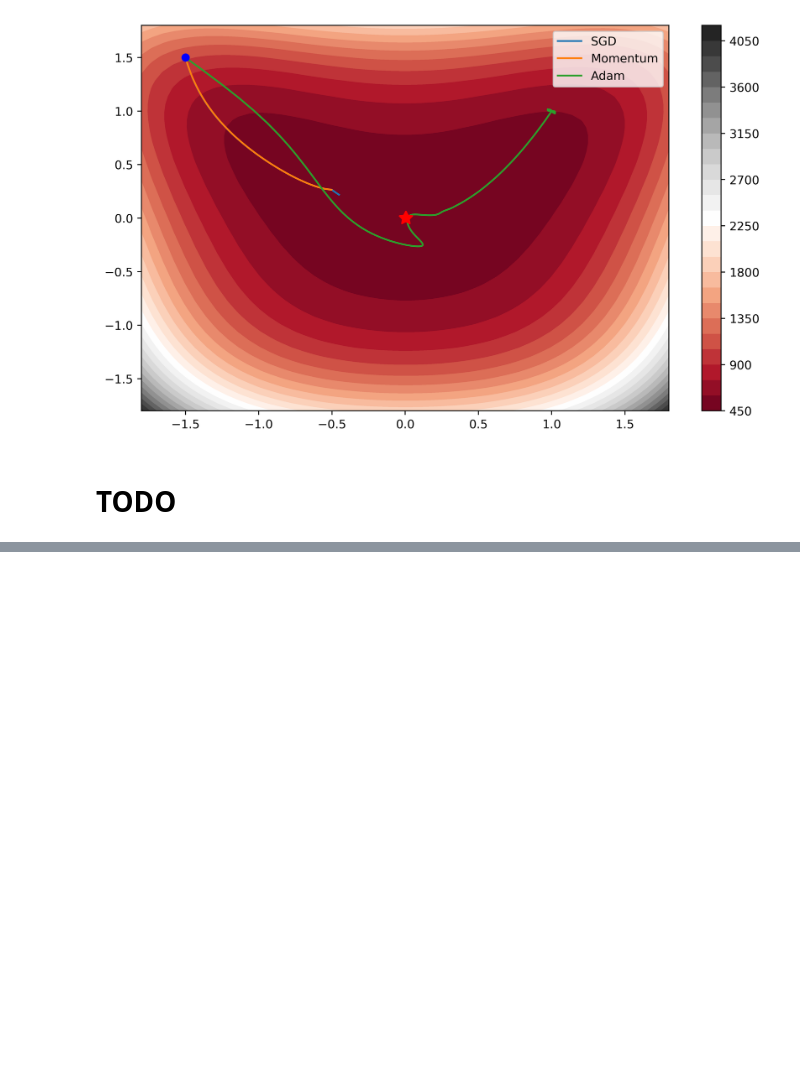
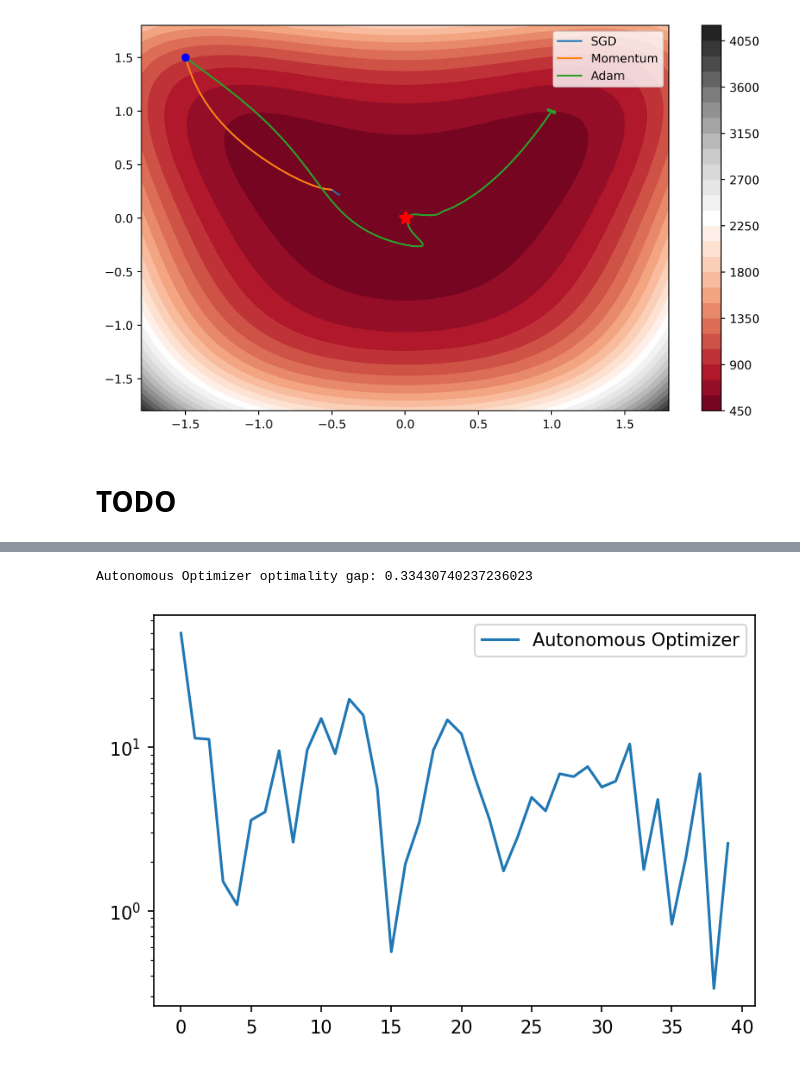
Before and after one commit to stewy33/Learning-to-Optimize, a Jupyter notebook: experiments.ipynb, the cells around one changed output, grey strips where cells are left out. Drawn from its saved outputs; the diff is of its cells as text; code cells hidden in the pictures; blank space fills up the shorter version.

Commit message:
working optimizer

```diff
--- a/experiments.ipynb
+++ b/experiments.ipynb
@@ -400,2 +252,4 @@ plt.ylim(top=250)
 # %%
-autonomous_optimizer.Environment(benchmark.convex_quadratic, num_steps=40, history_len=25)
+env = autonomous_optimizer.Environment(dataset, num_steps=40, history_len=25)
+# %%
+model = PPO2(MlpPolicy, env, n_steps=8, verbose=0, tensorboard_log='tb_logs')
@@ -402,4 +264,20 @@ autonomous_optimizer.Environment(benchmark.convex_quadratic, num_steps=40, histo
+# %%
+model.learn(total_timesteps=20 * 40 * 90)
 # %%
 ao_quadratic_vals, ao_quadratic_traj = benchmark.run_optimizer(
-    autonomous_optimizer.AutonomousOptimizer, x0, obj_function, iterations, {})
-print(f'Autonomous Optimizer optimality gap: {ao_quadratic_vals.min() - optimal_value}')
+    autonomous_optimizer.AutonomousOptimizer, problem, 40, {"policy": model})
+print(f'Autonomous Optimizer optimality gap: {ao_quadratic_vals.min()}')
+# %% [output]
+Autonomous Optimizer optimality gap: 0.33430740237236023
+# %%
+plt.figure(figsize=(6, 4), dpi=150)
+
+#plt.plot(sgd_quadratic_vals - optimal_value, label='SGD')
+#plt.plot(momentum_quadratic_vals - optimal_value, label='Momentum')
+plt.plot(ao_quadratic_vals, label='Autonomous Optimizer')
+
+plt.yscale('log')
+plt.legend()
+plt.show()
+# %% [output]
+[figure, added]
```
Also changed, not shown: parts of 15 cells of this notebook, 3 other files.
